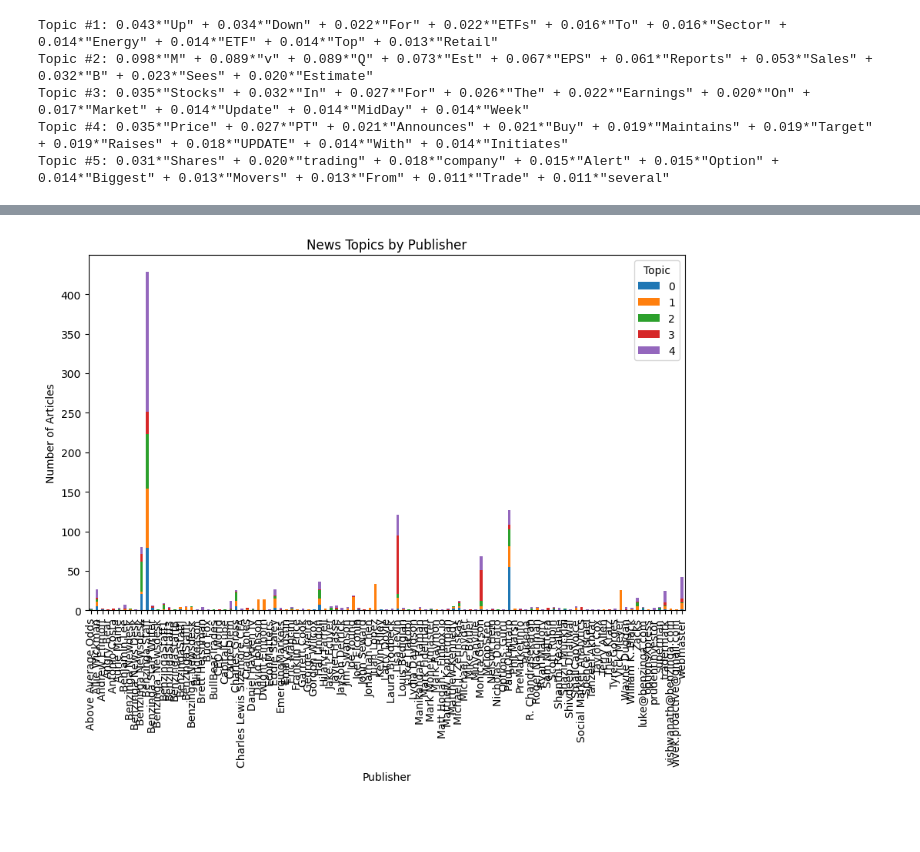
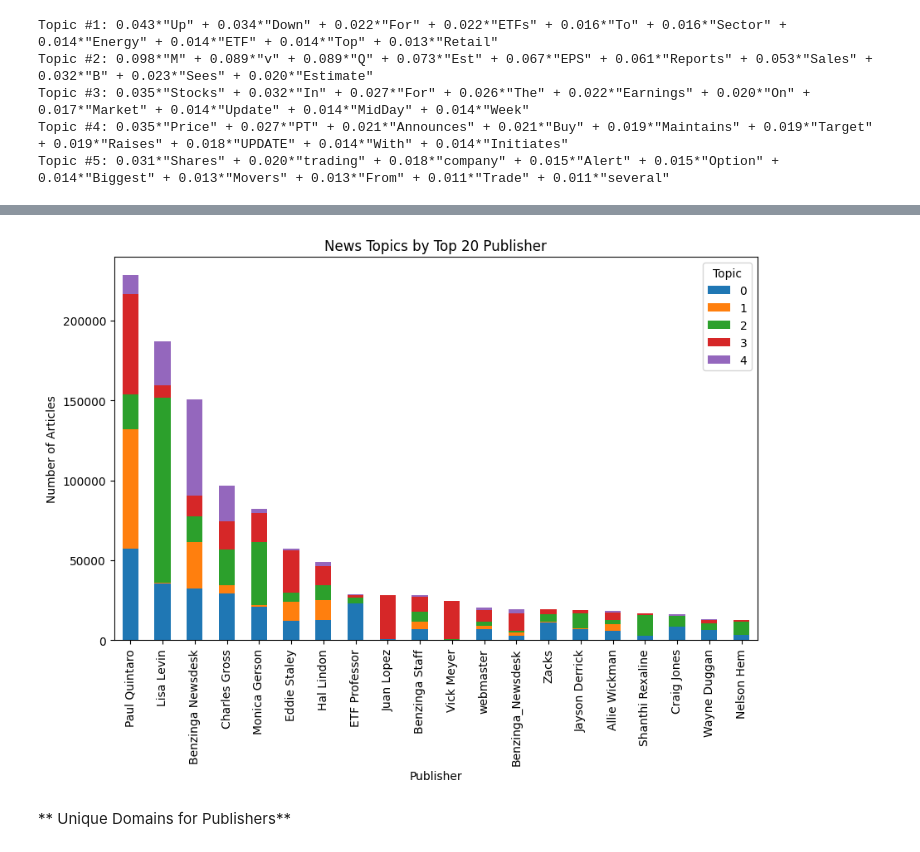
Before and after one commit to Amanzlastt/kifyaw1, a Jupyter notebook: notebooks/Eda.ipynb, the cells around one changed output, grey strips where cells are left out. Cells and saved outputs as stored; diff of their text form; code cells hidden in the pictures; blank space fills up the shorter version.

Commit message:
Time series and Publisher analysis

```diff
--- a/notebooks/Eda.ipynb
+++ b/notebooks/Eda.ipynb
@@ -271,4 +227,4 @@ Loading Apple data
 # %%
-df_aaple = pd.read_csv('/content/drive/MyDrive/kfiya-2 week-1/yfinance_data/AAPL_historical_data.csv')
-df_aaple.head()
+df_trans= pd.read_csv('/content/drive/MyDrive/week 1/transformed_raw.csv')
+df_trans.head()
 # %% [output]
@@ -335,0 +239,3 @@ Name: price_change, dtype: float64
+# %%
+top_publishers = df_trans['publisher'].value_counts()[:20]
+top_publishers
@@ -336,12 +262,15 @@ Name: price_change, dtype: float64
 # %%
-publisher_topic_distribution = df_merged.groupby(['publisher', 'topic']).size().unstack(fill_value=0)
-
+# Group by publisher and topic
+publisher_topic_distribution = df_trans.groupby(['publisher', 'topic']).size().unstack(fill_value=0)
+top_publishers_name = top_publishers.index
 # Plot the distribution
-publisher_topic_distribution.plot(kind='bar', stacked=True, figsize=(10, 6))
-plt.title("News Topics by Publisher")
+publisher_topic_distribution.loc[top_publishers_name].plot(kind='bar', stacked=True, figsize=(10, 6))
+plt.title("News Topics by Top 20 Publisher")
 plt.xlabel("Publisher")
 plt.ylabel("Number of Articles")
 plt.legend(title="Topic")
 plt.show()
 # %% [output]
-[figure, old version]
+[figure, new version]
+# %% [markdown]
+** Unique Domains for Publishers**
```
Also changed, not shown: parts of 18 cells of this notebook.
